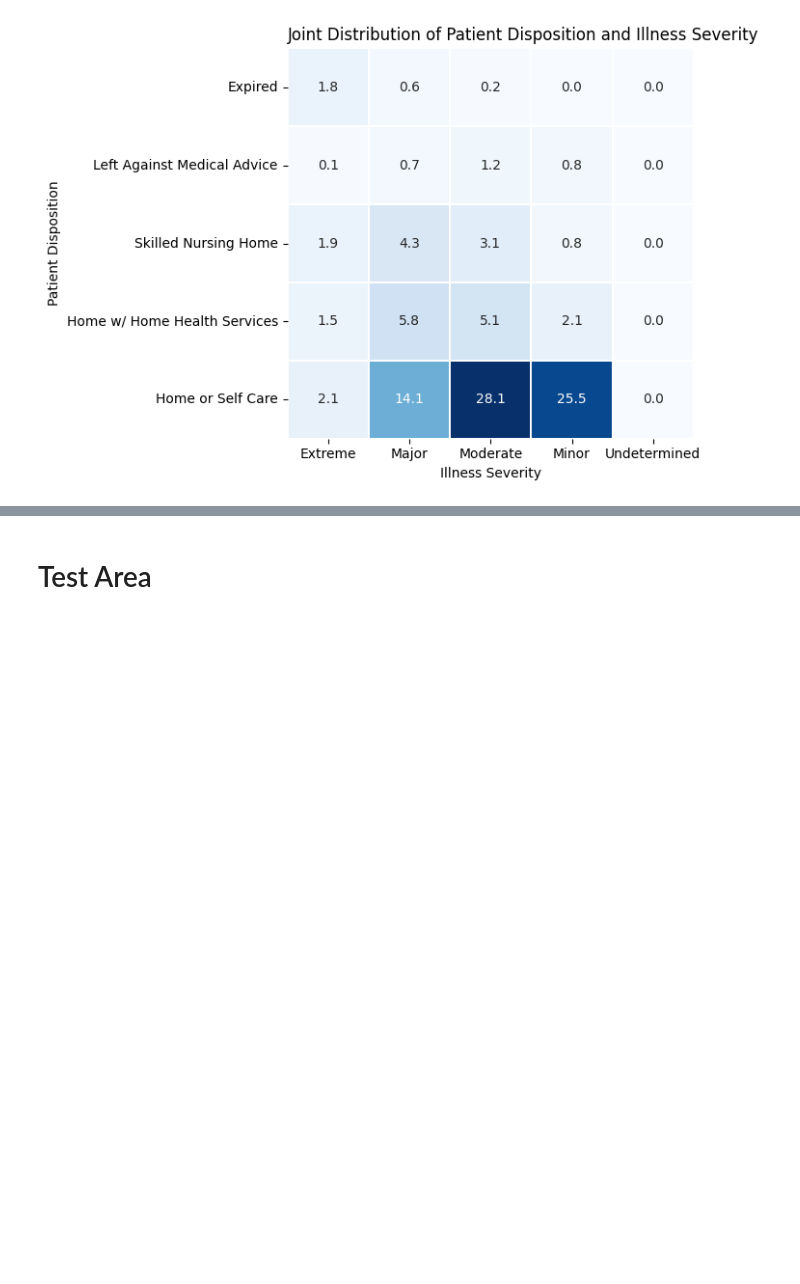
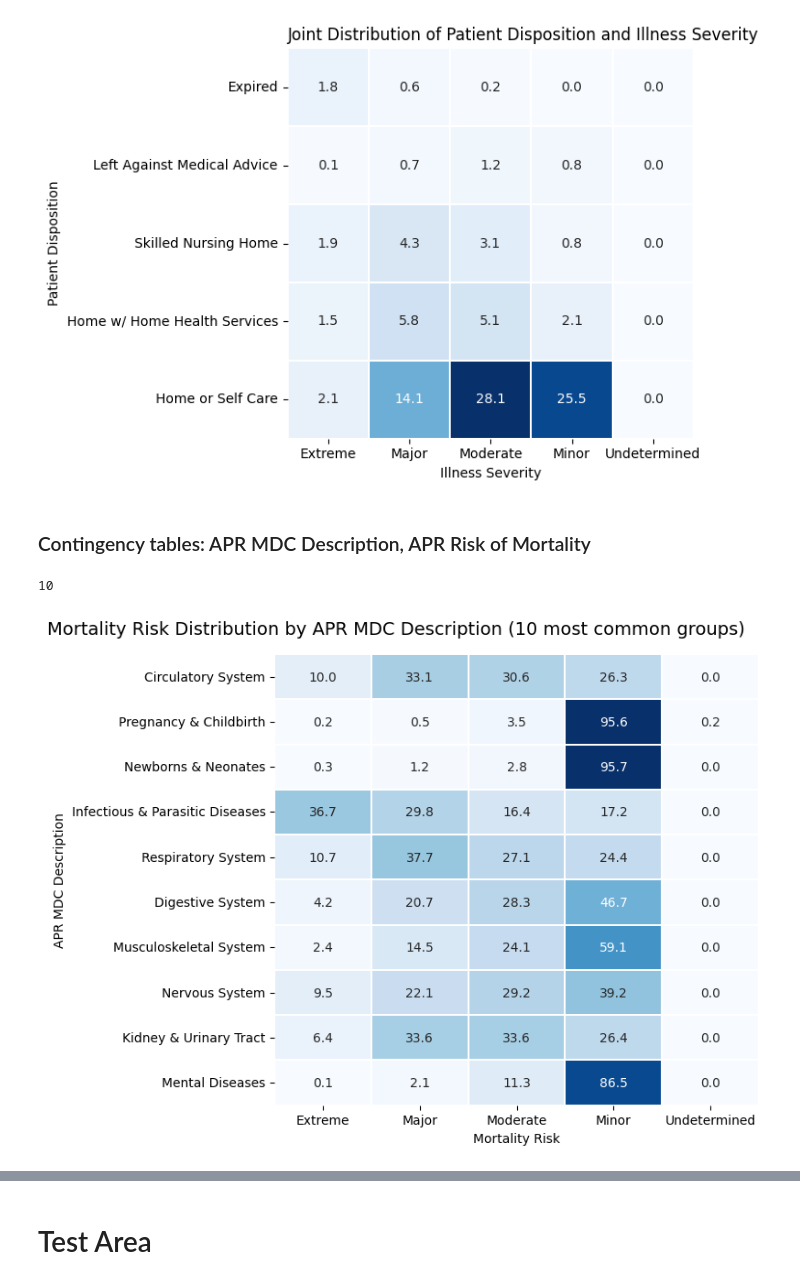
Before and after one commit to alex-bolshunov/ny-hospital-utilization-cost, a Jupyter notebook: notebooks/eda.ipynb, the cells around one changed output, grey strips where cells are left out. Cells and saved outputs as stored; diff of their text form; code cells hidden in the pictures; blank space fills up the shorter version.

```diff
--- a/notebooks/eda.ipynb
+++ b/notebooks/eda.ipynb
@@ -956,3 +1054,62 @@ plt.tight_layout()
 plt.show()
 # %% [output]
 [figure]
+# %% [markdown]
+### Contingency tables: APR MDC Description, APR Risk of Mortality
+# %%
+col1 = "apr_mdc_description"
+col2 = "apr_risk_of_mortality"
+ordered_cols = ["Extreme", "Major", "Moderate", "Minor", "Undetermined"]
+apr_mdc_short_lables = {
+    "DISEASES AND DISORDERS OF THE CIRCULATORY SYSTEM": "Circulatory System",
+    "PREGNANCY, CHILDBIRTH AND THE PUERPERIUM": "Pregnancy & Childbirth",
+    "NEWBORNS AND OTHER NEONATES WITH CONDTN ORIG IN PERINATAL PERIOD": "Newborns & Neonates",
+    "INFECTIOUS AND PARASITIC DISEASES, SYSTEMIC OR UNSPECIFIED SITES": "Infectious & Parasitic Diseases",
+    "DISEASES AND DISORDERS OF THE RESPIRATORY SYSTEM": "Respiratory System",
+    "DISEASES AND DISORDERS OF THE DIGESTIVE SYSTEM": "Digestive System",
+    "DISEASES AND DISORDERS OF THE MUSCULOSKELETAL SYSTEM AND CONN TISSUE": "Musculoskeletal System",
+    "DISEASES AND DISORDERS OF THE NERVOUS SYSTEM": "Nervous System",
+    "DISEASES AND DISORDERS OF THE KIDNEY AND URINARY TRACT": "Kidney & Urinary Tract",
+    "MENTAL DISEASES AND DISORDERS": "Mental Diseases",
+}
+
+n_groups = find_num_groups(get_number_of_instances(df, col1), 80)[0]
+n_groups
+# %% [output]
+10
+# %%
+ct = pd.crosstab(
+    df[col1],
+    df[col2]
+)
+
+ct = ct.reindex(columns = ordered_cols)
+# %%
+df_temp = ct.loc[apr_mdc_short_lables.keys(), :].copy().rename(index = apr_mdc_short_lables)
+df_temp = df_temp.div(df_temp.sum(axis= 1), axis=0) * 100 #normalized by index
+# %%
+fig, _ = plt.subplots(figsize = (8, 6))
+
+sns.heatmap(
+    data = df_temp,
+    fmt = ".1f",
+    annot = True,
+    cmap = "Blues",
+    linewidths = 0.01,
+    cbar = False
+)
+
+fig.suptitle(
+    "Mortality Risk Distribution by APR MDC Description (10 most common groups)",
+    x=0.01,
+    ha="left",
+    fontsize=14
+)
+
+plt.yticks(rotation = 0)
+plt.xlabel("Mortality Risk")
+plt.ylabel("APR MDC Description")
+plt.tight_layout()
+plt.show()
+# %% [output]
+[figure, added]
```
Also changed, not shown: parts of 84 cells of this notebook.
